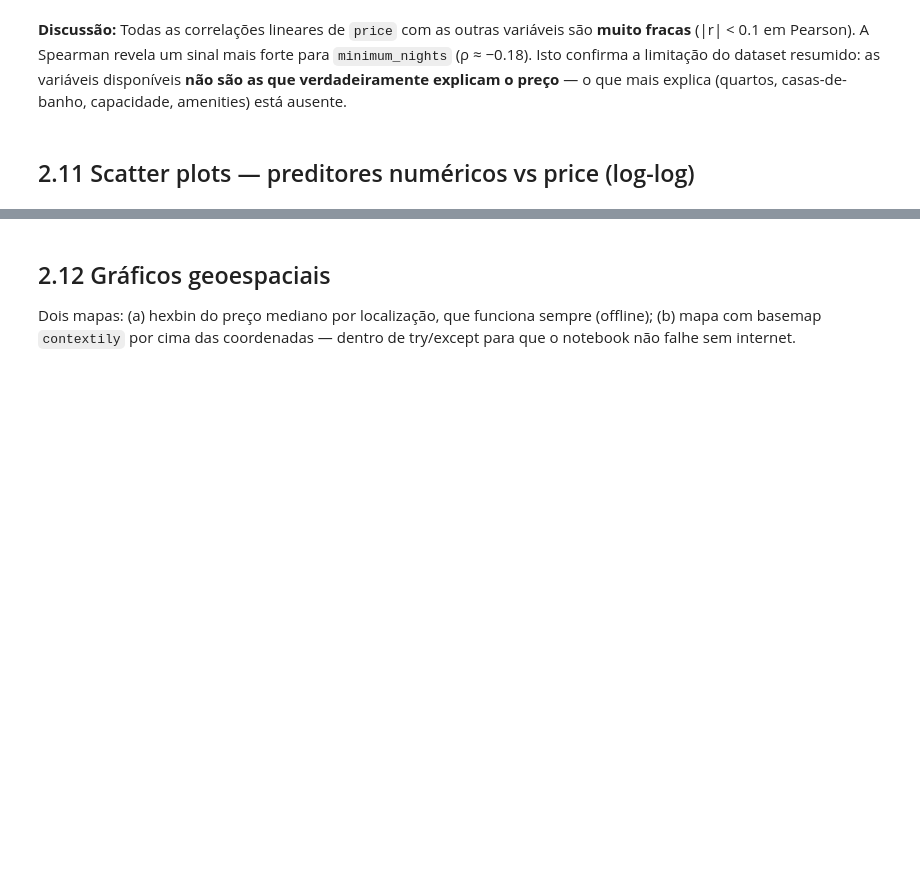
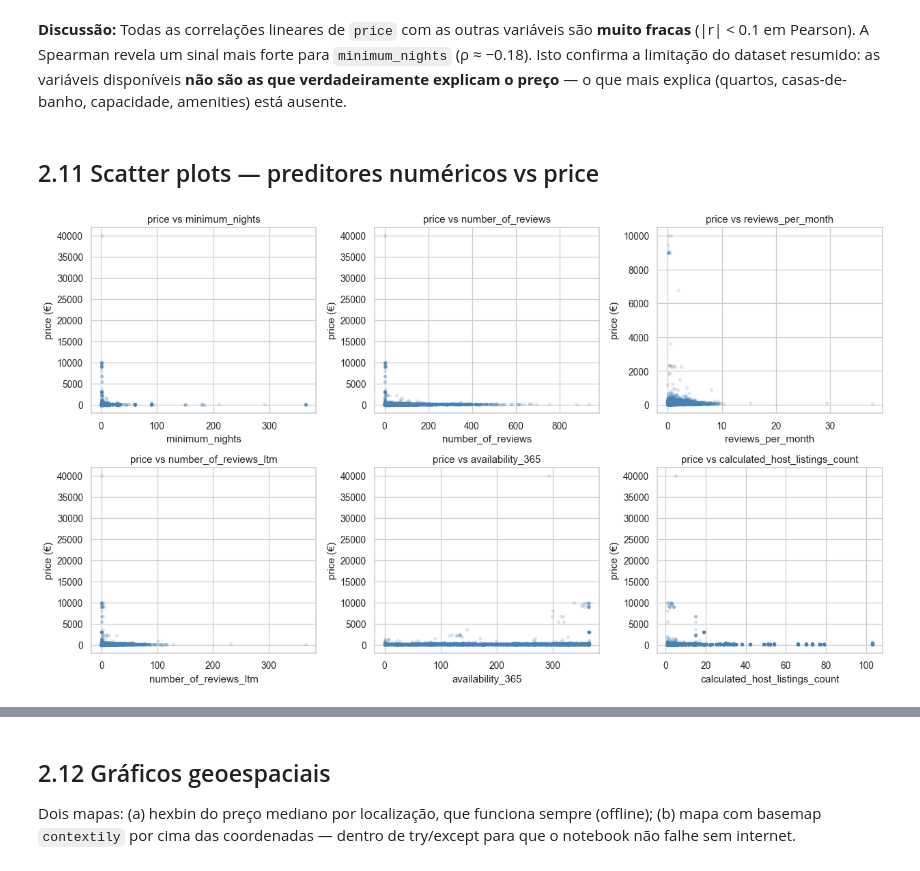
Before and after one commit to leandromicael123/An-lise-regress-o, a Jupyter notebook: Trabalho_v2.ipynb, the cells around one changed output, grey strips where cells are left out. Drawn from its saved outputs; the diff is of its cells as text; code cells hidden in the pictures; blank space fills up the shorter version.

```diff
--- a/Trabalho_v2.ipynb
+++ b/Trabalho_v2.ipynb
@@ -527,5 +489,38 @@ latitude                        -0.0125    0.0093   0.0069
 # %% [markdown]
 **Discussão:** Todas as correlações lineares de `price` com as outras variáveis são **muito fracas** (|r| < 0.1 em Pearson). A Spearman revela um sinal mais forte para `minimum_nights` (ρ ≈ −0.18). Isto confirma a limitação do dataset resumido: as variáveis disponíveis **não são as que verdadeiramente explicam o preço** — o que mais explica (quartos, casas-de-banho, capacidade, amenities) está ausente.
 # %% [markdown]
-## 2.11 Scatter plots — preditores numéricos vs price (log-log)
+## 2.11 Scatter plots — preditores numéricos vs price
+# %%
+fig, axes = plt.subplots(2, 3, figsize=(14, 8))
+
+num_vars = [
+    "minimum_nights",
+    "number_of_reviews",
+    "reviews_per_month",
+    "number_of_reviews_ltm",
+    "availability_365",
+    "calculated_host_listings_count",
+
+]
+
+for ax, col in zip(axes.flatten(), num_vars):
+    sub = df[[col, "price"]].dropna()
+
+    ax.scatter(
+        sub[col],
+        sub["price"],
+        alpha=0.15,
+        s=10,
+        color="steelblue"
+    )
+
+    ax.set_xlabel(col)
+    ax.set_ylabel("price (€)")
+    ax.set_title(f"price vs {col}")
+
+plt.tight_layout()
+plt.savefig("outputs/fig_scatter_price_linear.png", dpi=120, bbox_inches="tight")
+plt.show()
+# %% [output]
+[figure, added]
 # %%
```
Also changed, not shown: parts of 18 cells of this notebook.
